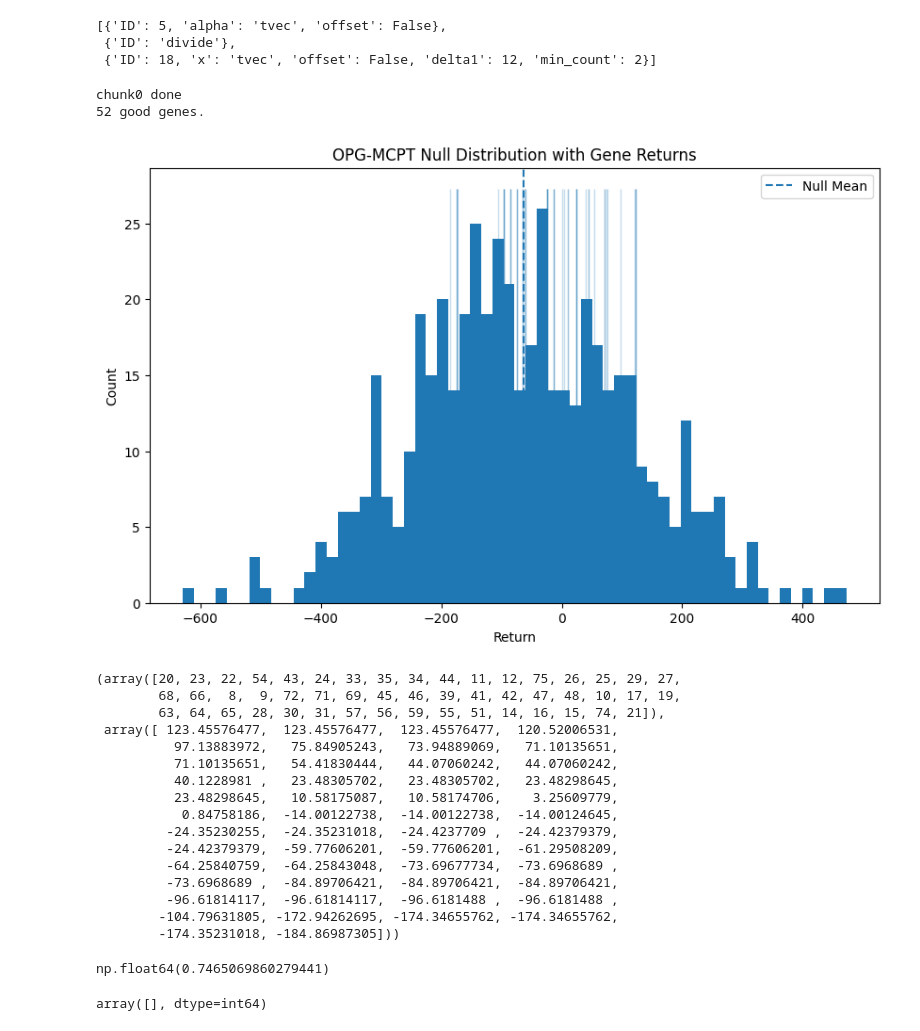
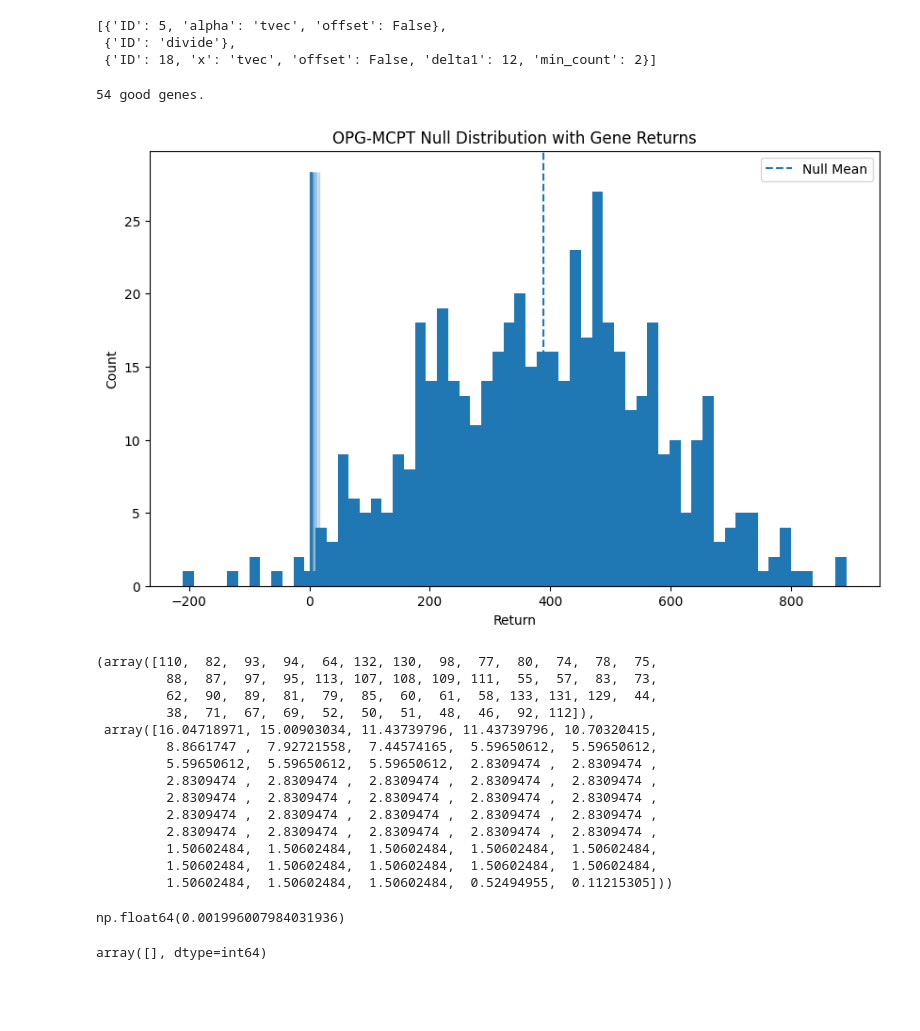
Before and after one commit to Logan-Kelsch/Structural_Regression, a Jupyter notebook: src/dev.ipynb, the cells around one changed output. Drawn from its saved outputs; the diff is of its cells as text; code cells hidden in the pictures; blank space fills up the shorter version.

```diff
--- a/src/dev.ipynb
+++ b/src/dev.ipynb
@@ -968,12 +968,12 @@ solver_kwargs = {
 
 walker = ep.Logwalker(
     start=0.0,
-    destination=1.0,
+    destination=0.25,
     steps=12,
     exhaust_mode="steps",
-    exwhen=100,      # set however large you want
+    exwhen=50,
     min_walk=2,
-    log_base=2.0,
+    log_base=np.sqrt(2),
 )
 
 i = 0
@@ -1004,8 +1004,6 @@ while True:
 
     target = walker.current_target()
     solver_kwargs["emission"][-1]["alpha"] = target
-
-    print(f"Solver Dynamic Param Set to: {target}")
 
     # keep previous state so failed attempts can be discarded
     X_prev = deepcopy(X)
@@ -1097,60 +1095,57 @@ import transform_ops as _OPS
 instantiation_stats = _I.instantiate_from_ops_chunked_intraday(
                 X,
                 transform_ops=_OPS,
-                chunk_num=3,
+                chunk_num=2,
                 chunk_B=8,
             )
 
 opg_pvals_chunk1, opg_null_chunk1, opg_details_chunk1 = _E.evaluate_opg_mcpt_fast(
     population=X,
-    chunk_num=3,
+    chunk_num=2,
     survivor_idx=s_idx,
     solver_kwargs=solver_kwargs,
     solver_class=_E.Solver,
     n_sims=500,
     template_mode="exact",
     alternative="greater",
     fill_value=1.0,
     rng=42,
     n_jobs=8,
     batch_size=64,
     return_details=True,
 )
 
 _V.visualize_opg_mcpt_distribution(
     population=X,
     null_returns=opg_null_chunk1,
     details=opg_details_chunk1,
     use_gidx=True,
     bins=60,
     top_n=50,
     sort_by="return",
     line_alpha=0.25,
 )
 # %% [output]
-chunk0 done
-52 good genes.
+54 good genes.
-[figure, old version]
+[figure, new version]
-(array([20, 23, 22, 54, 43, 24, 33, 35, 34, 44, 11, 12, 75, 26, 25, 29, 27,
-        68, 66,  8,  9, 72, 71, 69, 45, 46, 39, 41, 42, 47, 48, 10, 17, 19,
-        63, 64, 65, 28, 30, 31, 57, 56, 59, 55, 51, 14, 16, 15, 74, 21]),
- array([ 123.45576477,  123.45576477,  123.45576477,  120.52006531,
-          97.13883972,   75.84905243,   73.94889069,   71.10135651,
-          71.10135651,   54.41830444,   44.07060242,   44.07060242,
-          40.1228981 ,   23.48305702,   23.48305702,   23.48298645,
-          23.48298645,   10.58175087,   10.58174706,    3.25609779,
-           0.84758186,  -14.00122738,  -14.00122738,  -14.00124645,
-         -24.35230255,  -24.35231018,  -24.4237709 ,  -24.42379379,
-         -24.42379379,  -59.77606201,  -59.77606201,  -61.29508209,
-         -64.25840759,  -64.25843048,  -73.69677734,  -73.6968689 ,
-         -73.6968689 ,  -84.89706421,  -84.89706421,  -84.89706421,
-         -96.61814117,  -96.61814117,  -96.6181488 ,  -96.6181488 ,
-        -104.79631805, -172.94262695, -174.34655762, -174.34655762,
-        -174.35231018, -184.86987305]))
+(array([110,  82,  93,  94,  64, 132, 130,  98,  77,  80,  74,  78,  75,
+         88,  87,  97,  95, 113, 107, 108, 109, 111,  55,  57,  83,  73,
+         62,  90,  89,  81,  79,  85,  60,  61,  58, 133, 131, 129,  44,
+         38,  71,  67,  69,  52,  50,  51,  48,  46,  92, 112]),
+ array([16.04718971, 15.00903034, 11.43739796, 11.43739796, 10.70320415,
+         8.8661747 ,  7.92721558,  7.44574165,  5.59650612,  5.59650612,
+         5.59650612,  5.59650612,  5.59650612,  2.8309474 ,  2.8309474 ,
+         2.8309474 ,  2.8309474 ,  2.8309474 ,  2.8309474 ,  2.8309474 ,
+         2.8309474 ,  2.8309474 ,  2.8309474 ,  2.8309474 ,  2.8309474 ,
+         2.8309474 ,  2.8309474 ,  2.8309474 ,  2.8309474 ,  2.8309474 ,
+         2.8309474 ,  2.8309474 ,  2.8309474 ,  2.8309474 ,  2.8309474 ,
+         1.50602484,  1.50602484,  1.50602484,  1.50602484,  1.50602484,
+         1.50602484,  1.50602484,  1.50602484,  1.50602484,  1.50602484,
+         1.50602484,  1.50602484,  1.50602484,  0.52494955,  0.11215305]))
 # %%
-opg_pvals_chunk1[21]
+opg_pvals_chunk1[64]
 # %% [output]
-np.float64(0.7465069860279441)
+np.float64(0.001996007984031936)
 # %%
 _R.purge_indistinguishable(X, evaluation, threshold=0.05, chunk_num=0)
 # %% [output]
```
Also changed, not shown: parts of 2 cells of this notebook, 4 other files.
